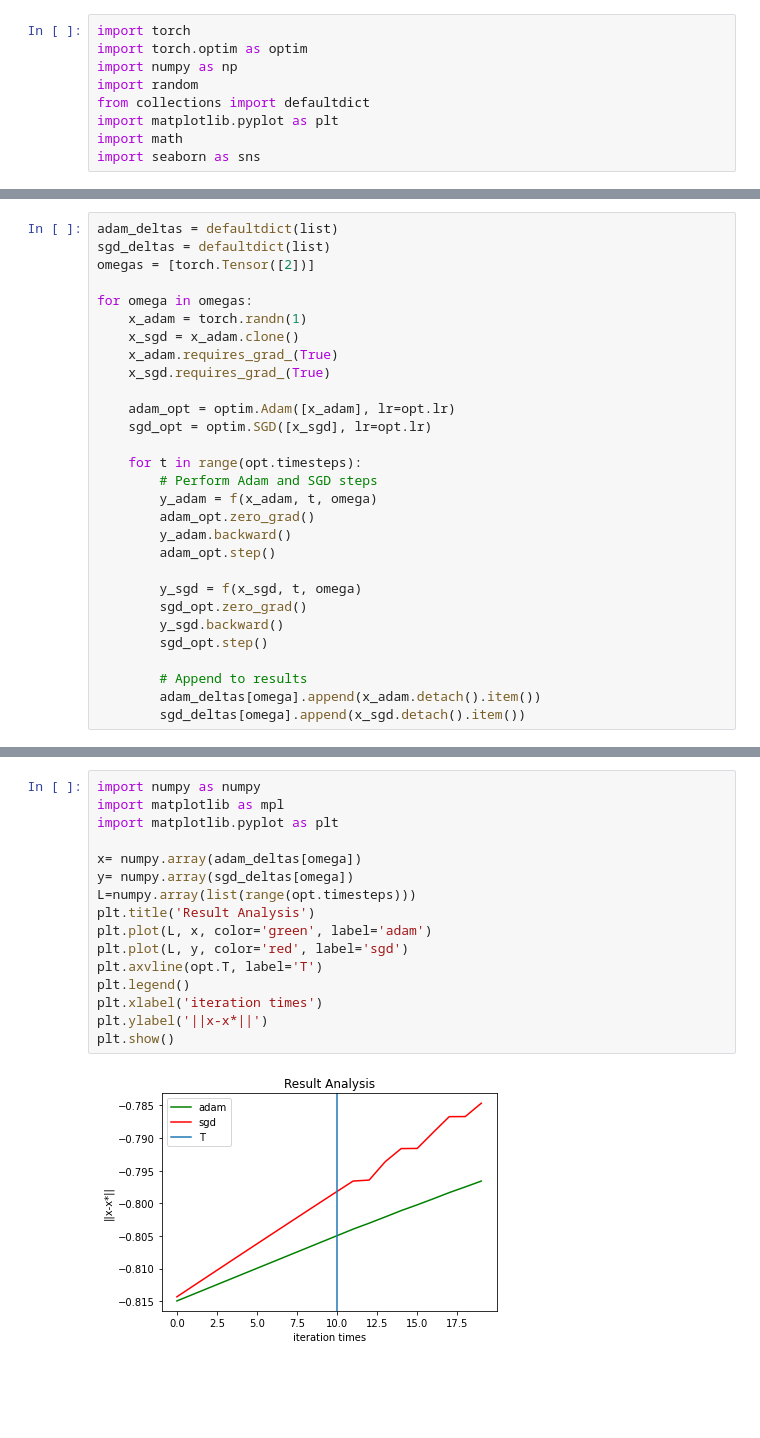
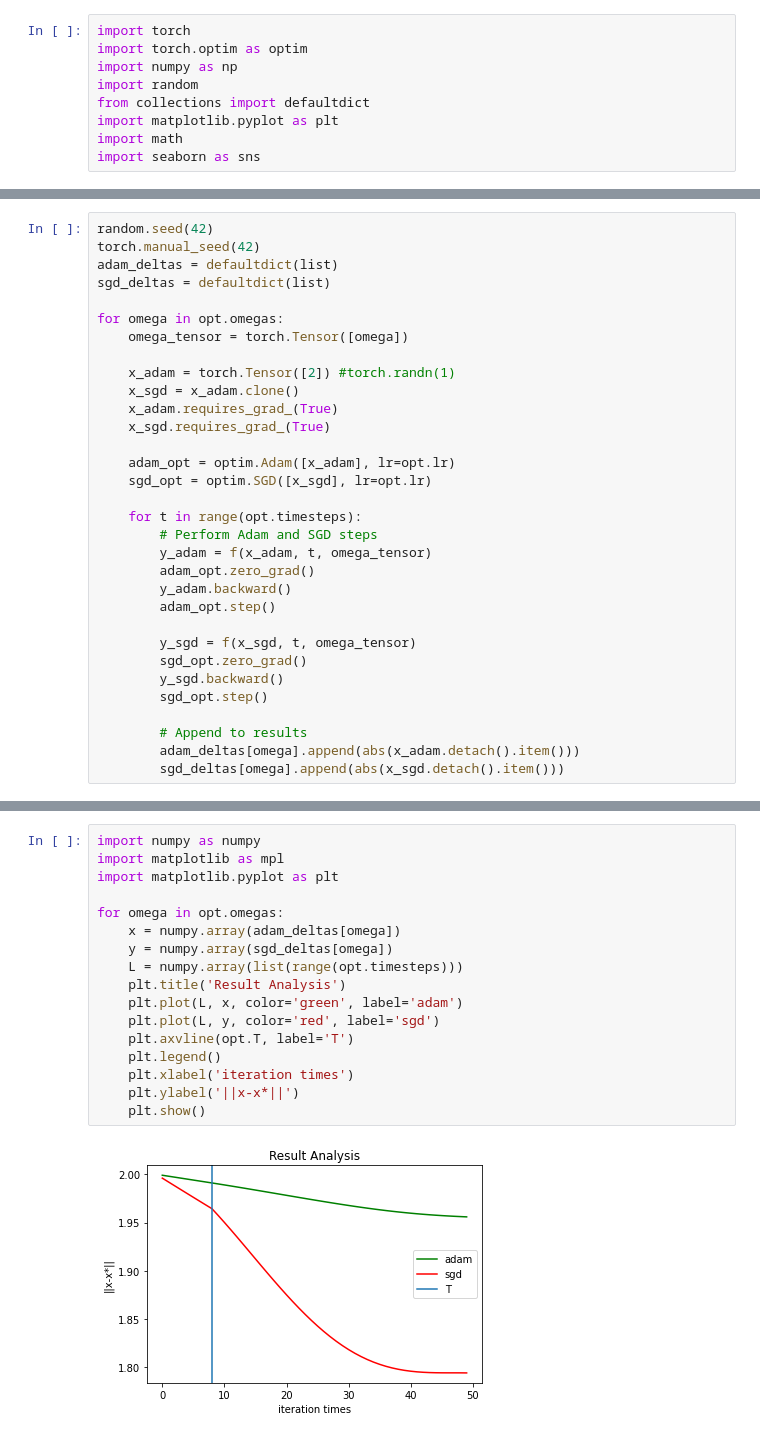
Before and after one commit to OPTMLQQQ/nonstationary_adam, a Jupyter notebook: experiment1.ipynb, the cells around one changed output, grey strips where cells are left out. Saved outputs shown, nothing was run; the diff lists cells and outputs as text; blank space fills up the shorter version.

```diff
--- a/experiment1.ipynb
+++ b/experiment1.ipynb
@@ -42,12 +42,15 @@ def alpha(t:int, omega:torch.Tensor):
         return opt.c
     return (opt.A/2) * (1 + torch.sin(omega*t) + opt.eps)
 # %%
+random.seed(42)
+torch.manual_seed(42)
 adam_deltas = defaultdict(list)
 sgd_deltas = defaultdict(list)
-omegas = [torch.Tensor([2])]
 
-for omega in omegas:
-    x_adam = torch.randn(1)
+for omega in opt.omegas:
+    omega_tensor = torch.Tensor([omega])
+
+    x_adam = torch.Tensor([2]) #torch.randn(1)
     x_sgd = x_adam.clone()
     x_adam.requires_grad_(True)
     x_sgd.requires_grad_(True)
@@ -57,16 +60,16 @@ for omega in omegas:
 
     for t in range(opt.timesteps):
         # Perform Adam and SGD steps
-        y_adam = f(x_adam, t, omega)
+        y_adam = f(x_adam, t, omega_tensor)
         adam_opt.zero_grad()
         y_adam.backward()
         adam_opt.step()
 
-        y_sgd = f(x_sgd, t, omega)
+        y_sgd = f(x_sgd, t, omega_tensor)
         sgd_opt.zero_grad()
         y_sgd.backward()
         sgd_opt.step()
 
         # Append to results
-        adam_deltas[omega].append(x_adam.detach().item())
-        sgd_deltas[omega].append(x_sgd.detach().item())
+        adam_deltas[omega].append(abs(x_adam.detach().item()))
+        sgd_deltas[omega].append(abs(x_sgd.detach().item()))
@@ -113,18 +76,19 @@ defaultdict(list,
 # %%
 import numpy as numpy
 import matplotlib as mpl
 import matplotlib.pyplot as plt
 
-x= numpy.array(adam_deltas[omega])
-y= numpy.array(sgd_deltas[omega])
-L=numpy.array(list(range(opt.timesteps)))
-plt.title('Result Analysis')
-plt.plot(L, x, color='green', label='adam')
-plt.plot(L, y, color='red', label='sgd')
-plt.axvline(opt.T, label='T')
-plt.legend()
-plt.xlabel('iteration times')
-plt.ylabel('||x-x*||')
-plt.show()
+for omega in opt.omegas:
+    x = numpy.array(adam_deltas[omega])
+    y = numpy.array(sgd_deltas[omega])
+    L = numpy.array(list(range(opt.timesteps)))
+    plt.title('Result Analysis')
+    plt.plot(L, x, color='green', label='adam')
+    plt.plot(L, y, color='red', label='sgd')
+    plt.axvline(opt.T, label='T')
+    plt.legend()
+    plt.xlabel('iteration times')
+    plt.ylabel('||x-x*||')
+    plt.show()
 # %% [output]
-[figure, old version]
+[figure, new version]
```
Also changed, not shown: parts of 4 cells of this notebook.
